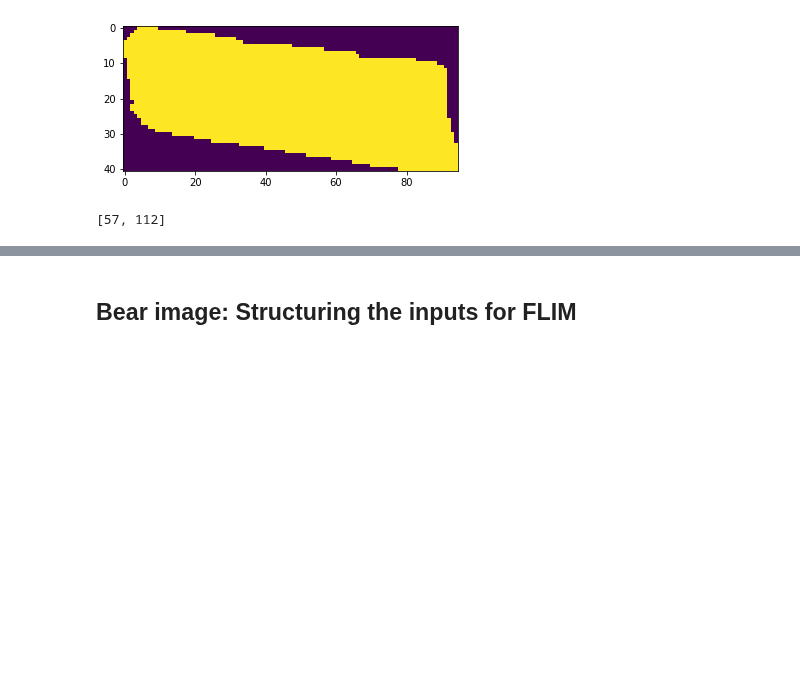
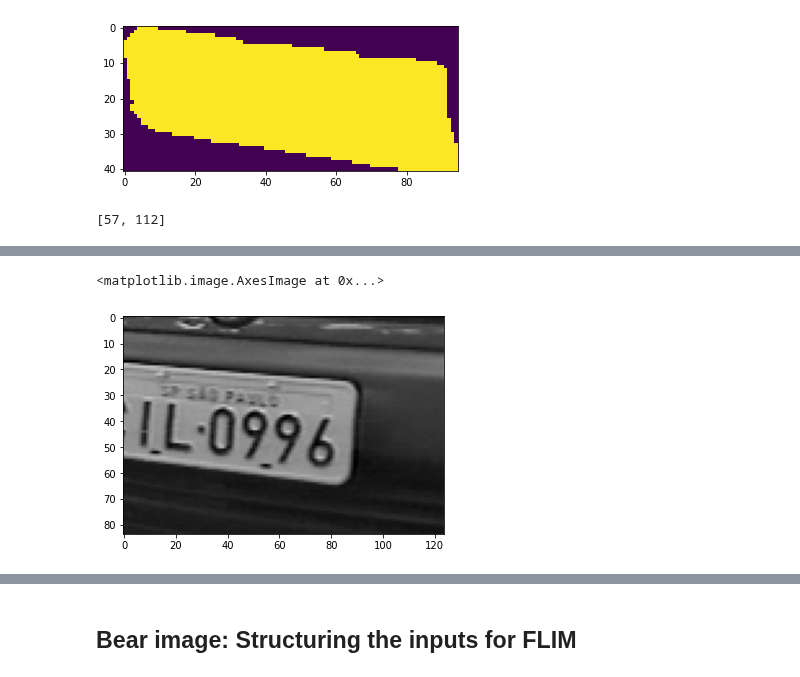
Before and after one commit to aissahm/image_analysis, a Jupyter notebook: FLIM_experiment.ipynb, the cells around one changed output, grey strips where cells are left out. Drawn from its saved outputs; the diff is of its cells as text; code cells hidden in the pictures; blank space fills up the shorter version.

```diff
--- a/FLIM_experiment.ipynb
+++ b/FLIM_experiment.ipynb
@@ -1070,0 +1305,17 @@ def returnRegionCenterCoordinates(patchesBatchSet, SVMPatchesBatchSetClassificat
+# %%
+image_id = "0137"
+
+plates_Classified_Patches_Average_Coordinates_Object[image_id]
+
+image = cv2.imread("plates/orig_" + image_id +".png")
+
+xmin = int(plates_Classified_Patches_Average_Coordinates_Object[image_id][0] - region_width // 2)
+xmax = int(plates_Classified_Patches_Average_Coordinates_Object[image_id][0] + region_width // 2)
+
+ymin = int(plates_Classified_Patches_Average_Coordinates_Object[image_id][1] - region_height // 2)
+ymax = int(plates_Classified_Patches_Average_Coordinates_Object[image_id][1] + region_height // 2)
+
+plt.imshow(image[ymin:ymax, xmin:xmax])
+# %% [output]
+<matplotlib.image.AxesImage at 0x...>
+[figure, added]
```
Also changed, not shown: parts of 37 cells of this notebook.
